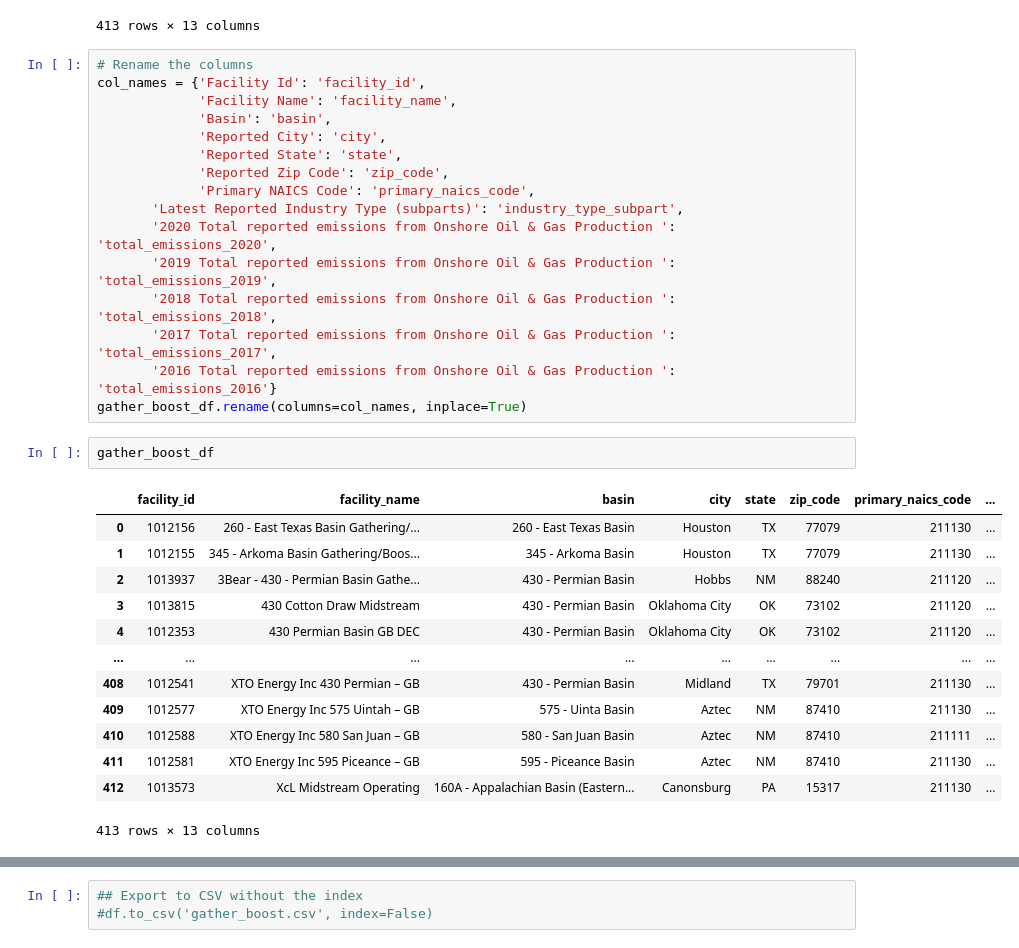
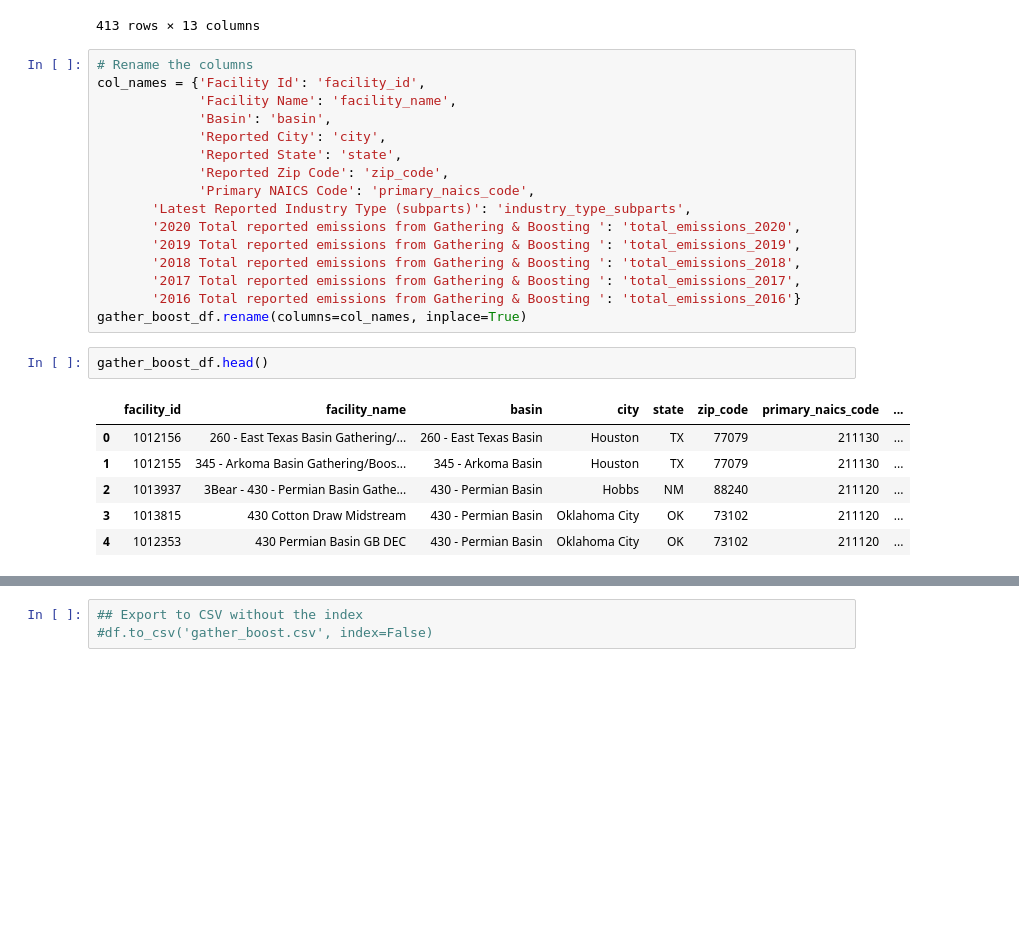
Before and after one commit to jazminyuen/GHG_emissions, a Jupyter notebook: carly/boost_gather_cleaning.ipynb, the cells around one changed output, grey strips where cells are left out. Saved outputs shown, nothing was run; the diff lists cells and outputs as text; blank space fills up the shorter version.

Commit message:
Renamed columns

```diff
--- a/carly/boost_gather_cleaning.ipynb
+++ b/carly/boost_gather_cleaning.ipynb
@@ -46,29 +46,22 @@ col_names = {'Facility Id': 'facility_id',
              'Reported State': 'state',
              'Reported Zip Code': 'zip_code',
              'Primary NAICS Code': 'primary_naics_code',
-       'Latest Reported Industry Type (subparts)': 'industry_type_subpart',
-       '2020 Total reported emissions from Onshore Oil & Gas Production ': 'total_emissions_2020',
-       '2019 Total reported emissions from Onshore Oil & Gas Production ': 'total_emissions_2019',
-       '2018 Total reported emissions from Onshore Oil & Gas Production ': 'total_emissions_2018',
-       '2017 Total reported emissions from Onshore Oil & Gas Production ': 'total_emissions_2017',
-       '2016 Total reported emissions from Onshore Oil & Gas Production ': 'total_emissions_2016'}
+       'Latest Reported Industry Type (subparts)': 'industry_type_subparts',
+       '2020 Total reported emissions from Gathering & Boosting ': 'total_emissions_2020',
+       '2019 Total reported emissions from Gathering & Boosting ': 'total_emissions_2019',
+       '2018 Total reported emissions from Gathering & Boosting ': 'total_emissions_2018',
+       '2017 Total reported emissions from Gathering & Boosting ': 'total_emissions_2017',
+       '2016 Total reported emissions from Gathering & Boosting ': 'total_emissions_2016'}
 gather_boost_df.rename(columns=col_names, inplace=True)
 # %%
-gather_boost_df
+gather_boost_df.head()
 # %% [output]
 |  | facility_id | facility_name | basin | city | state | zip_code | primary_naics_code | ... |
 | 0 | 1012156 | 260 - East Texas Basin Gathering/... | 260 - East Texas Basin | Houston | TX | 77079 | 211130 | ... |
 | 1 | 1012155 | 345 - Arkoma Basin Gathering/Boos... | 345 - Arkoma Basin | Houston | TX | 77079 | 211130 | ... |
 | 2 | 1013937 | 3Bear - 430 - Permian Basin Gathe... | 430 - Permian Basin | Hobbs | NM | 88240 | 211120 | ... |
 | 3 | 1013815 | 430 Cotton Draw Midstream | 430 - Permian Basin | Oklahoma City | OK | 73102 | 211120 | ... |
 | 4 | 1012353 | 430 Permian Basin GB DEC | 430 - Permian Basin | Oklahoma City | OK | 73102 | 211120 | ... |
-| ... | ... | ... | ... | ... | ... | ... | ... | ... |
-| 408 | 1012541 | XTO Energy Inc 430 Permian – GB | 430 - Permian Basin | Midland | TX | 79701 | 211130 | ... |
-| 409 | 1012577 | XTO Energy Inc 575 Uintah – GB | 575 - Uinta Basin | Aztec | NM | 87410 | 211130 | ... |
-| 410 | 1012588 | XTO Energy Inc 580 San Juan – GB | 580 - San Juan Basin | Aztec | NM | 87410 | 211111 | ... |
-| 411 | 1012581 | XTO Energy Inc 595 Piceance – GB | 595 - Piceance Basin | Aztec | NM | 87410 | 211130 | ... |
-| 412 | 1013573 | XcL Midstream Operating | 160A - Appalachian Basin (Eastern... | Canonsburg | PA | 15317 | 211130 | ... |
-413 rows × 13 columns
 # %%
 # Check datatypes
 gather_boost_df.dtypes
```
Also changed, not shown: parts of 1 cell of this notebook.
